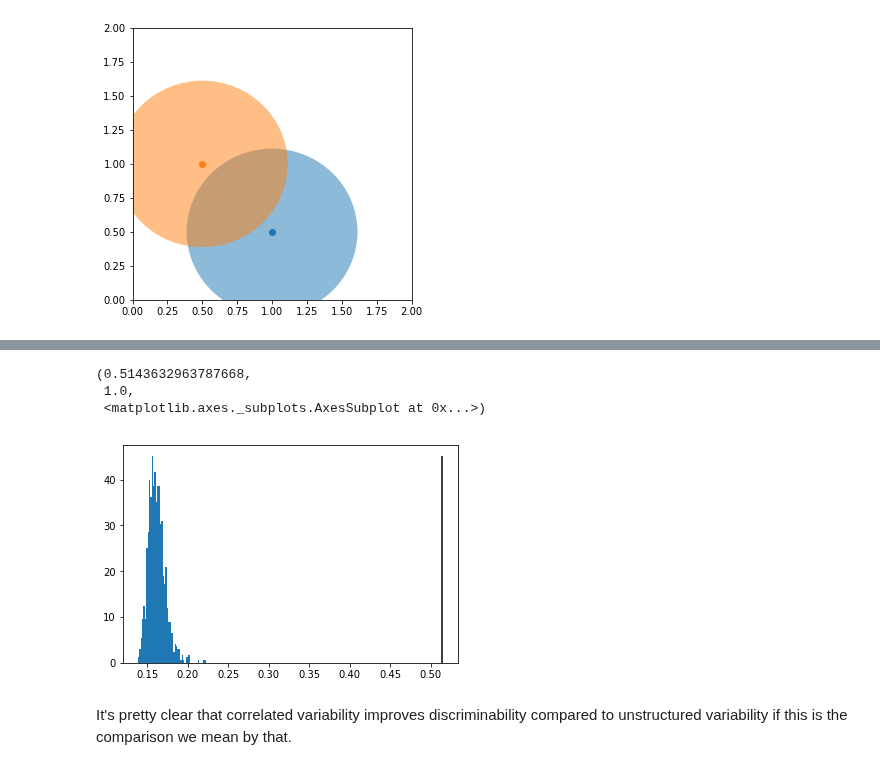
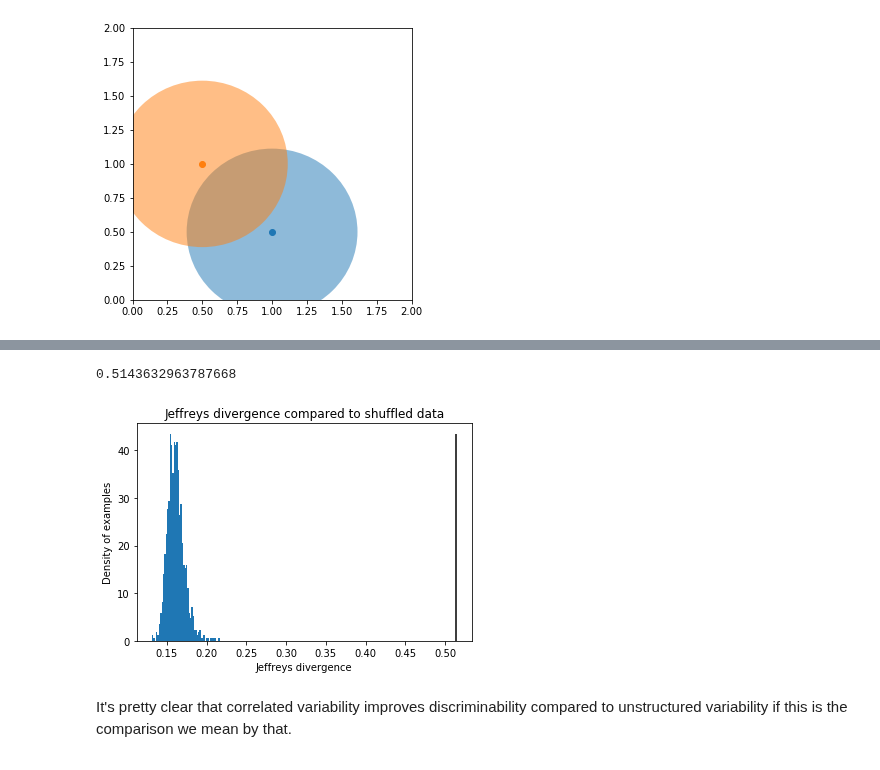
Before and after one commit to BouchardLab/noise_correlations, a Jupyter notebook: notebooks/null_models.ipynb, the cells around one changed output, grey strips where cells are left out. Cells and saved outputs as stored; diff of their text form; code cells hidden in the pictures.

Commit message:
added labels to plots

```diff
--- a/notebooks/null_models.ipynb
+++ b/notebooks/null_models.ipynb
@@ -67,11 +64,13 @@ Quadratic disciminability 0.6175
-# %%
-null_models.histo_samples(x2d, y2d, null_models.shuffle_data,
-                          discriminability.mv_normal_jeffreys_data, nsamples=1000)
-# %% [output]
-(0.5143632963787668,
- 1.0,
- <matplotlib.axes._subplots.AxesSubplot at 0x...>)
-[figure, removed]
+# %%
+jeffreys, fracless, ax = null_models.histo_samples(x2d, y2d, null_models.shuffle_data,
+                          discriminability.mv_normal_jeffreys_data, nsamples=1000)
+ax.set_xlabel('Jeffreys divergence')
+ax.set_ylabel('Density of examples')
+ax.set_title('Jeffreys divergence compared to shuffled data')
+print(jeffreys)
+# %% [output]
+0.5143632963787668
+[figure, added]
 # %% [markdown]
 It's pretty clear that correlated variability improves discriminability compared to unstructured variability if this is the comparison we mean by that.
 # %% [markdown]
```
Also changed, not shown: parts of 17 cells of this notebook.
